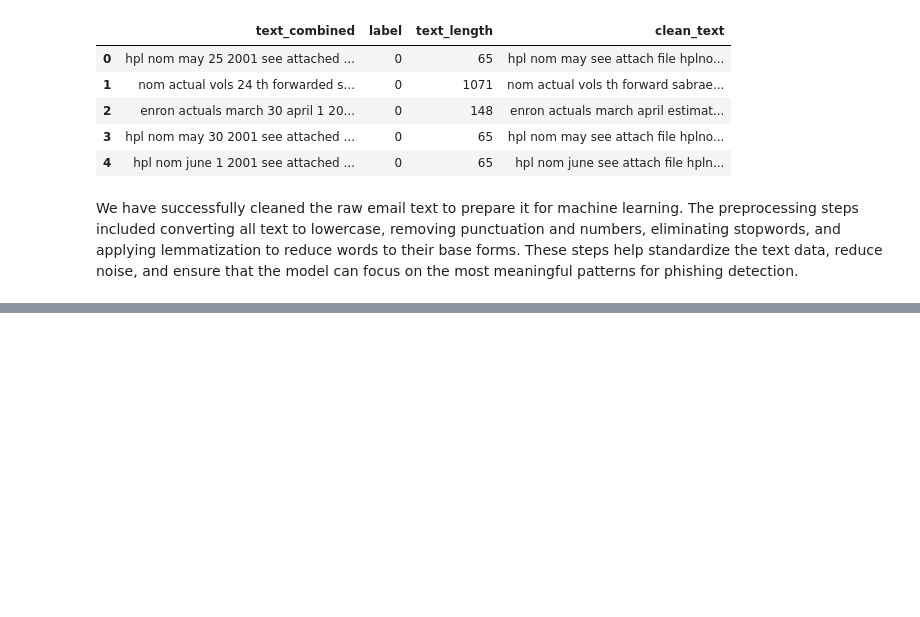
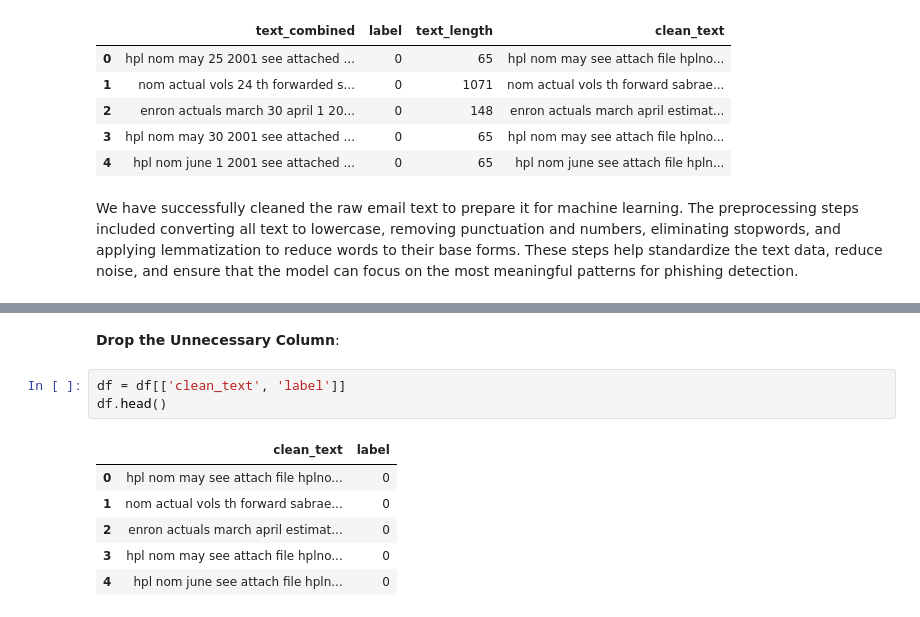
Before and after one commit to otuemre/EmailPhishingDetection, a Jupyter notebook: notebooks/01_training.ipynb, the cells around one changed output, grey strips where cells are left out. Drawn from its saved outputs; the diff is of its cells as text; blank space fills up the shorter version.

```diff
--- a/notebooks/01_training.ipynb
+++ b/notebooks/01_training.ipynb
@@ -237,0 +242,12 @@ We have successfully cleaned the raw email text to prepare it for machine learni
+# %% [markdown]
+**Drop the Unnecessary Column**:
+# %%
+df = df[['clean_text', 'label']]
+df.head()
+# %% [output]
+|  | clean_text | label |
+| 0 | hpl nom may see attach file hplno... | 0 |
+| 1 | nom actual vols th forward sabrae... | 0 |
+| 2 | enron actuals march april estimat... | 0 |
+| 3 | hpl nom may see attach file hplno... | 0 |
+| 4 | hpl nom june see attach file hpln... | 0 |
```
Also changed, not shown: parts of 9 cells of this notebook.
